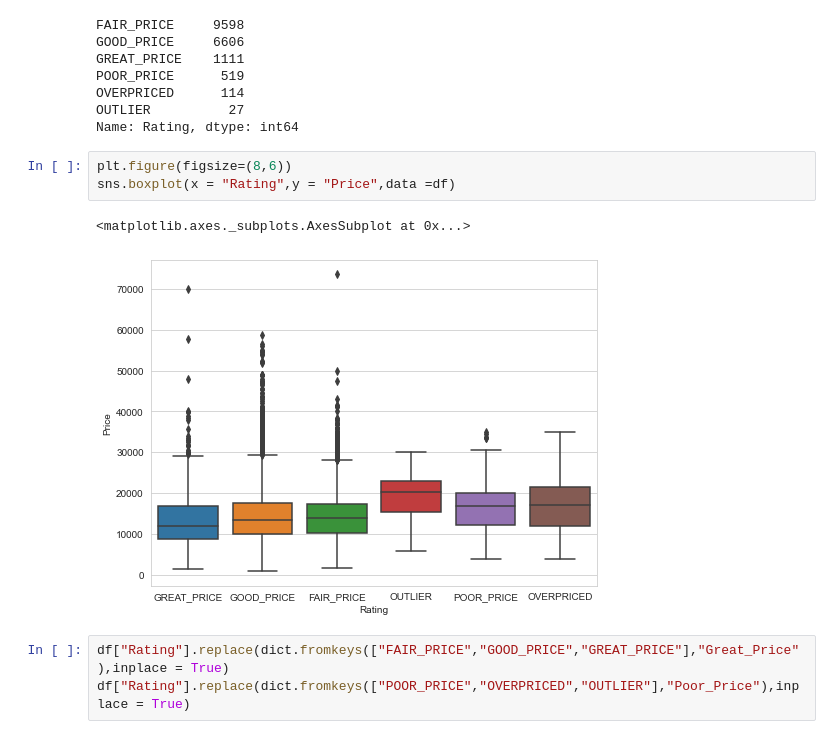
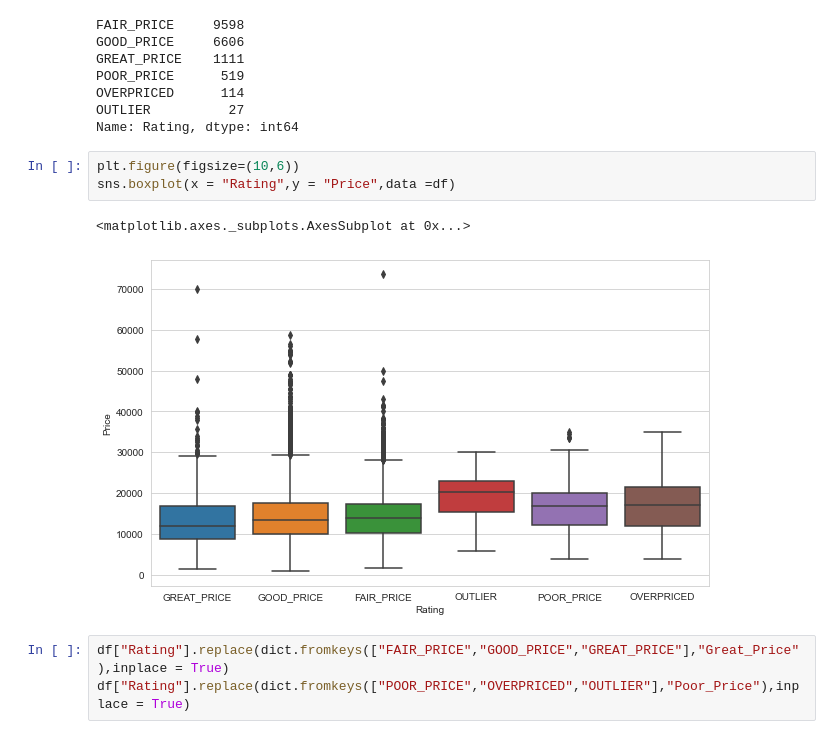
Before and after one commit to amolratnaparkhe/Car-listing-Project, a Jupyter notebook: Car-listing.ipynb, the cells around one changed output. Drawn from its saved outputs; the diff is of its cells as text.

```diff
--- a/Car-listing.ipynb
+++ b/Car-listing.ipynb
@@ -283,11 +274,11 @@ OVERPRICED      114
 OUTLIER          27
 Name: Rating, dtype: int64
 # %%
-plt.figure(figsize=(8,6))
+plt.figure(figsize=(10,6))
 sns.boxplot(x = "Rating",y = "Price",data =df)
 # %% [output]
 <matplotlib.axes._subplots.AxesSubplot at 0x...>
-[figure, old version]
+[figure, new version]
 # %%
 df["Rating"].replace(dict.fromkeys(["FAIR_PRICE","GOOD_PRICE","GREAT_PRICE"],"Great_Price"),inplace = True)
 df["Rating"].replace(dict.fromkeys(["POOR_PRICE","OVERPRICED","OUTLIER"],"Poor_Price"),inplace = True)
```
Also changed, not shown: parts of 65 cells of this notebook.
